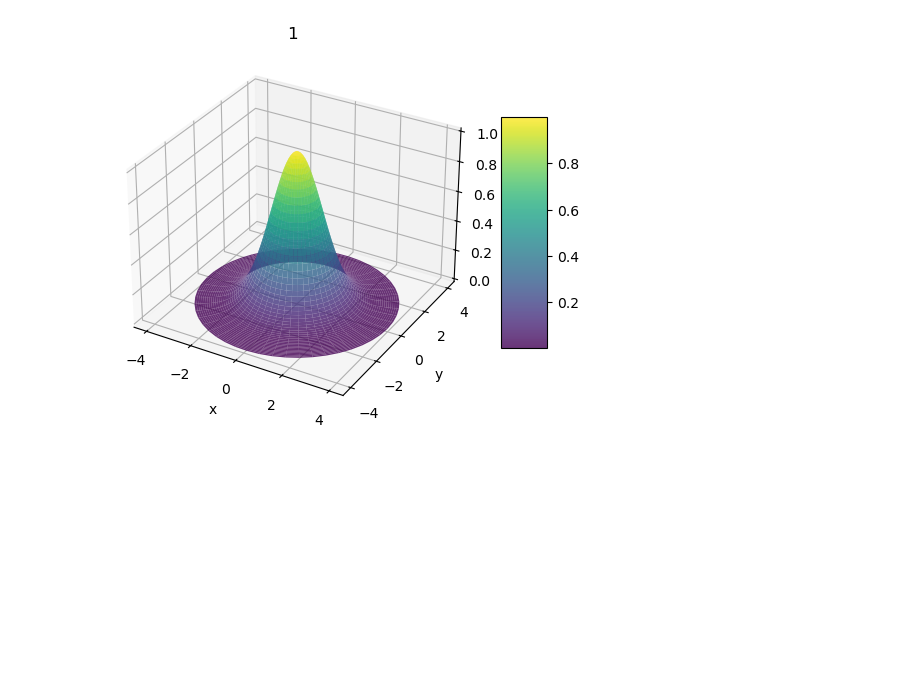
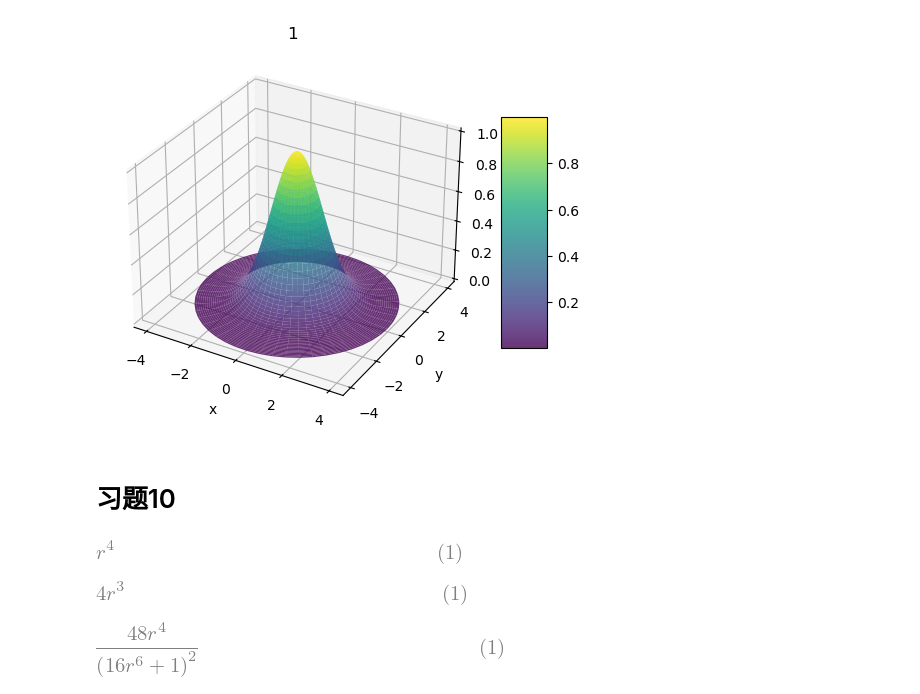
Before and after one commit to intuitionofmind/Visual-Differential-Geometry-and-Forms, a Jupyter notebook: python_notebooks/act3.ipynb, the cells around one changed output. Saved outputs shown, nothing was run; the diff lists cells and outputs as text; code cells hidden in the pictures; blank space fills up the shorter version.

```diff
--- a/python_notebooks/act3.ipynb
+++ b/python_notebooks/act3.ipynb
@@ -235,3 +237,20 @@ plt.colorbar(surf, ax=ax, shrink=0.5, aspect=5)
 plt.show()
 # %% [output]
 [figure]
+# %% [markdown]
+# 习题10
+# %%
+# 10
+
+r = sp.symbols(r"r", real=True)
+
+f = r**4
+fp = sp.diff(f, r)
+K = (fp * sp.diff(fp, r)) / (r*(1 + (fp)**2)**2)
+
+display(f, fp)
+display(simplify(K))
+# %% [output]
+[figure, added]
+[figure, added]
+[figure, added]
```
Also changed, not shown: parts of 1 cell of this notebook.
